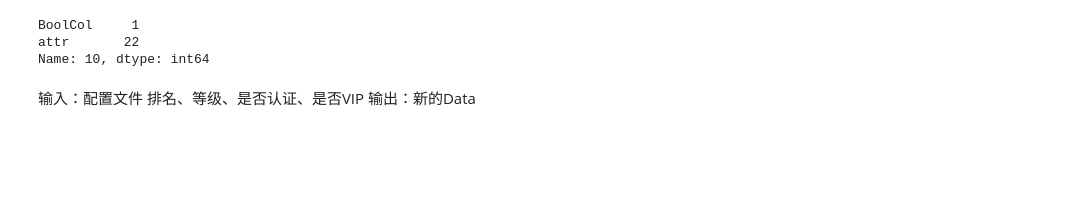
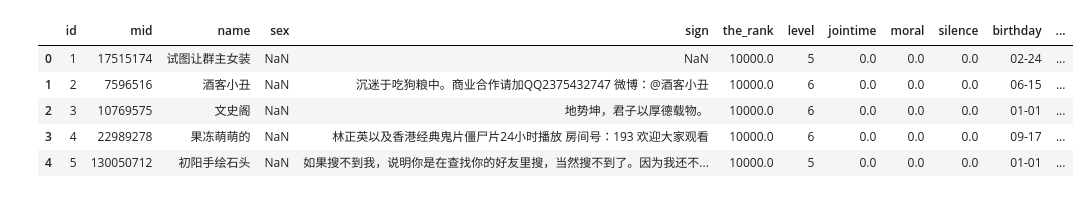
Before and after one commit to crazywkb/BilibiliCrawler, a Jupyter notebook: bilibili_analyzer/big_homework.ipynb, the cells around one changed output. Cells and saved outputs as stored; diff of their text form; code cells hidden in the pictures; blank space fills up the shorter version.

```diff
--- a/bilibili_analyzer/big_homework.ipynb
+++ b/bilibili_analyzer/big_homework.ipynb
@@ -219,9 +0,0 @@ a=df[(df.BoolCol==3)&(df.attr==22)].index.tolist()
-# %%
-print(df.iloc[0])
-# %% [output]
-BoolCol     1
-attr       22
-Name: 10, dtype: int64
-# %% [markdown]
-输入：配置文件  排名、等级、是否认证、是否VIP
-输出：新的Data
@@ -227,0 +7,11 @@ Name: 10, dtype: int64
+# %%
+user_info = pd.read_csv("test_data/bilibili_crawler_user_info.csv",names = ['id','mid','name','sex','sign','the_rank','level','jointime','moral','silence','birthday','coins','fans_badge','role','title','desc','vip_type','vip_status'])
+# %%
+user_info.head()
+# %% [output]
+|  | id | mid | name | sex | sign | the_rank | level | jointime | moral | silence | birthday | ... |
+| 0 | 1 | 17515174 | 试图让群主女装 | NaN | NaN | 10000.0 | 5 | 0.0 | 0.0 | 0.0 | 02-24 | ... |
+| 1 | 2 | 7596516 | 酒客小丑 | NaN | 沉迷于吃狗粮中。商业合作请加QQ2375432747 微博：@酒客小丑 | 10000.0 | 6 | 0.0 | 0.0 | 0.0 | 06-15 | ... |
+| 2 | 3 | 10769575 | 文史阁 | NaN | 地势坤，君子以厚德载物。 | 10000.0 | 6 | 0.0 | 0.0 | 0.0 | 01-01 | ... |
+| 3 | 4 | 22989278 | 果冻萌萌的 | NaN | 林正英以及香港经典鬼片僵尸片24小时播放 房间号：193 欢迎大家观看 | 10000.0 | 6 | 0.0 | 0.0 | 0.0 | 09-17 | ... |
+| 4 | 5 | 130050712 | 初阳手绘石头 | NaN | 如果搜不到我，说明你是在查找你的好友里搜，当然搜不到了。因为我还不... | 10000.0 | 5 | 0.0 | 0.0 | 0.0 | 01-01 | ... |
```
Also changed, not shown: parts of 33 cells of this notebook.
